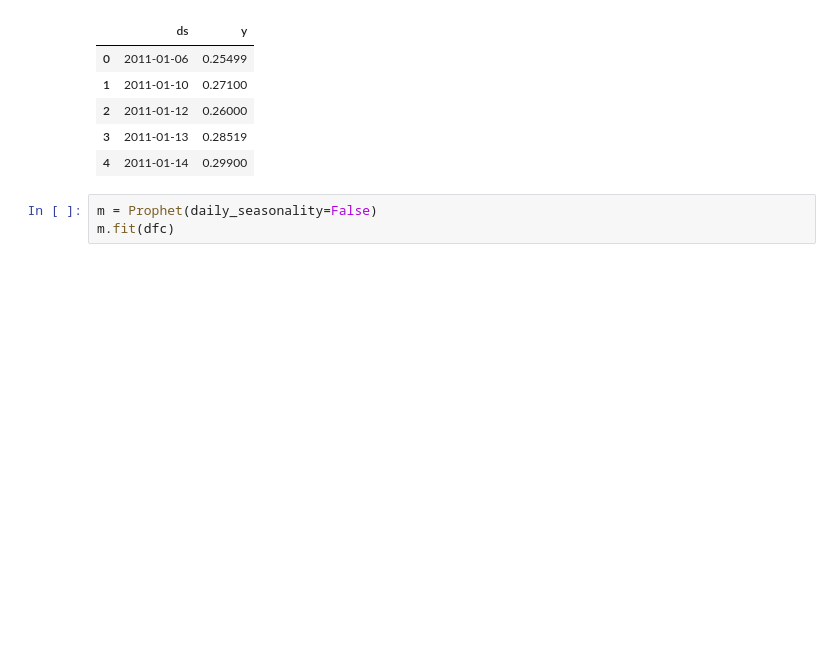
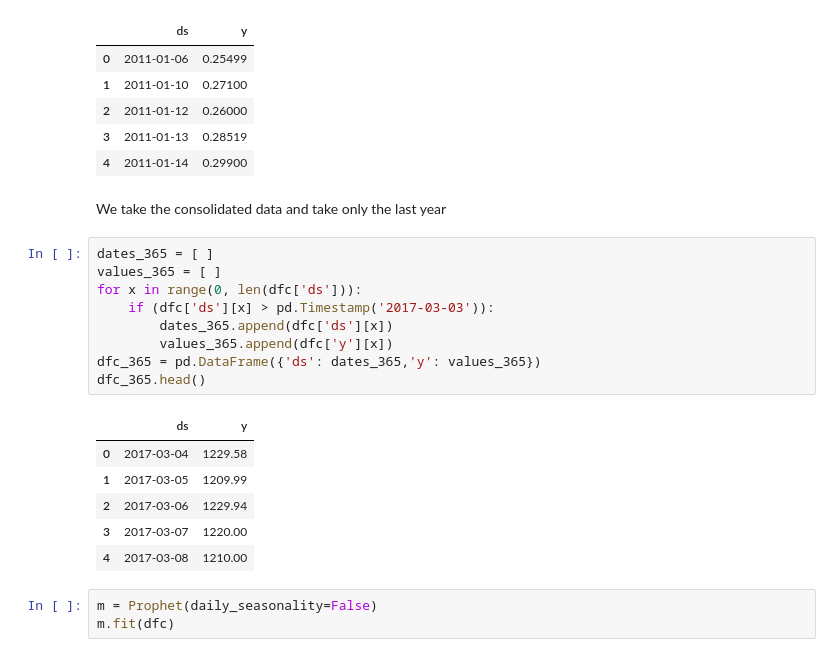
Before and after one commit to bishoph/machine_learning, a Jupyter notebook: prophet/Bitcoin.ipynb, the cells around one changed output. Cells and saved outputs as stored; diff of their text form; blank space fills up the shorter version.

```diff
--- a/prophet/Bitcoin.ipynb
+++ b/prophet/Bitcoin.ipynb
@@ -60,6 +60,24 @@ dfc.head()
 | 2 | 2011-01-12 | 0.26000 |
 | 3 | 2011-01-13 | 0.28519 |
 | 4 | 2011-01-14 | 0.29900 |
+# %% [markdown]
+We take the consolidated data and take only the last year
+# %%
+dates_365 = [ ]
+values_365 = [ ]
+for x in range(0, len(dfc['ds'])):
+    if (dfc['ds'][x] > pd.Timestamp('2017-03-03')):
+        dates_365.append(dfc['ds'][x])
+        values_365.append(dfc['y'][x])
+dfc_365 = pd.DataFrame({'ds': dates_365,'y': values_365})
+dfc_365.head()
+# %% [output]
+|  | ds | y |
+| 0 | 2017-03-04 | 1229.58 |
+| 1 | 2017-03-05 | 1209.99 |
+| 2 | 2017-03-06 | 1229.94 |
+| 3 | 2017-03-07 | 1220.00 |
+| 4 | 2017-03-08 | 1210.00 |
 # %%
 m = Prophet(daily_seasonality=False)
 m.fit(dfc)
```
Also changed, not shown: parts of 5 cells of this notebook.
